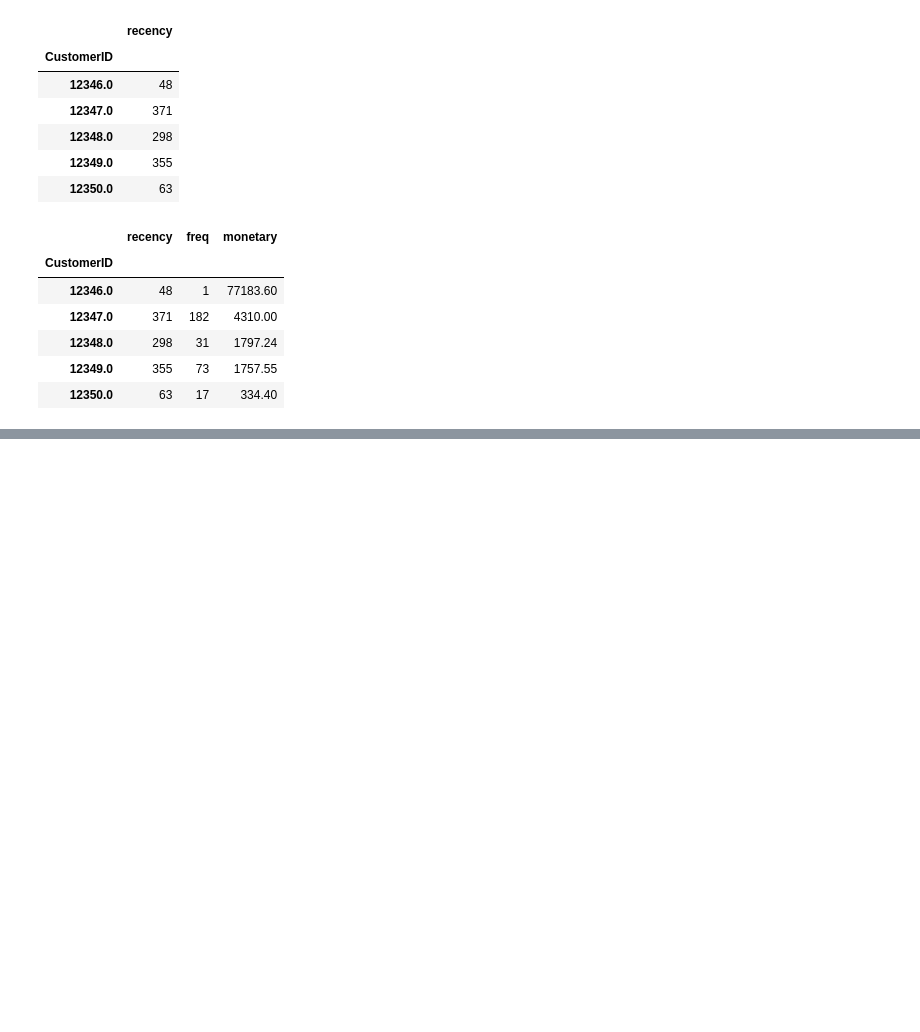
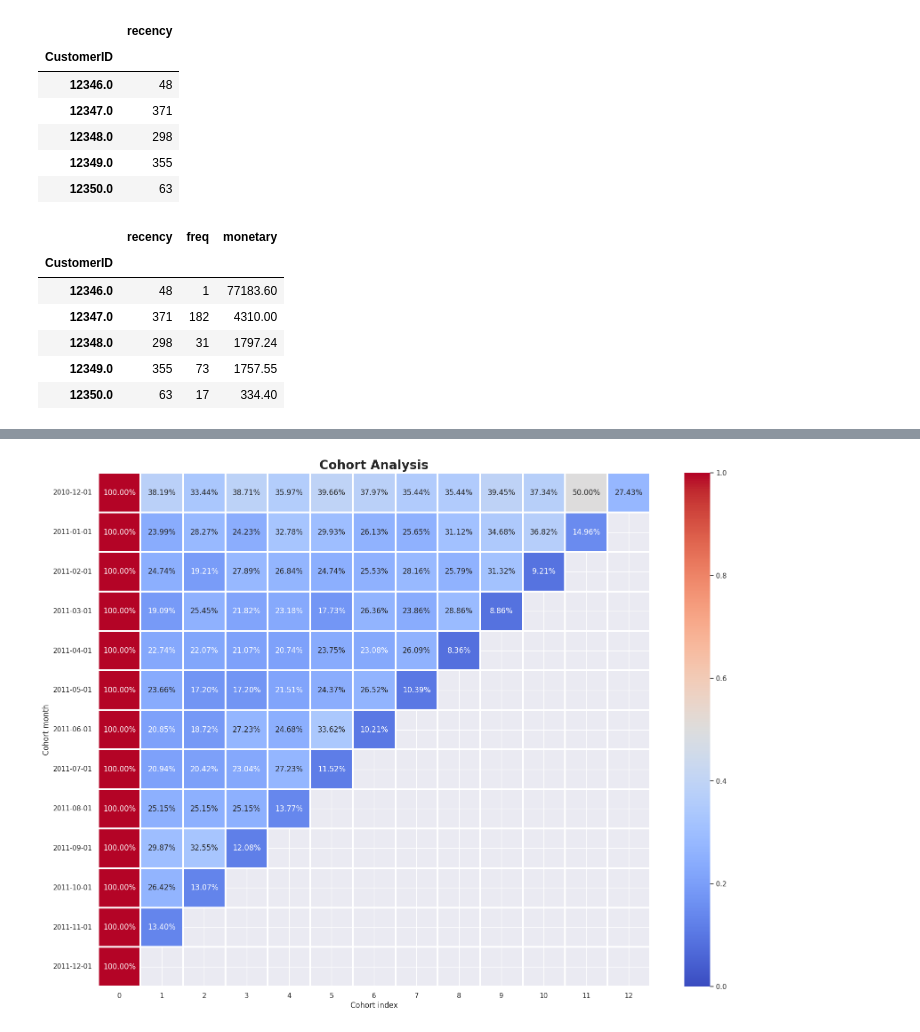
Before and after one commit to hyugai/DataAnalysis-Marketing-OnlineRetail_2010to2011, a Jupyter notebook: jupyter/init.ipynb, the cells around one changed output, grey strips where cells are left out. Saved outputs shown, nothing was run; the diff lists cells and outputs as text; code cells hidden in the pictures; blank space fills up the shorter version.

```diff
--- a/jupyter/init.ipynb
+++ b/jupyter/init.ipynb
@@ -221,0 +232,5 @@ rfm.to_csv('../resource/data/rfm.csv', index=False)
+# %%
+# re-format
+df_cohort_analysis['InvoiceDate'] = pd.to_datetime(df_cohort_analysis['InvoiceDate']).dt.strftime('%Y-%m-01')
+df_cohort_analysis['InvoiceDate'] = pd.to_datetime(df_cohort_analysis['InvoiceDate'])
+df_cohort_analysis.head()
@@ -221,0 +244,4 @@ rfm.to_csv('../resource/data/rfm.csv', index=False)
+# %%
+# cohort month
+df_cohort_analysis['cohort_month'] = df_cohort_analysis.groupby('CustomerID')['InvoiceDate'].transform('min')
+df_cohort_analysis.head()
@@ -221,0 +255,12 @@ rfm.to_csv('../resource/data/rfm.csv', index=False)
+# %%
+# cohort index
+def calculate_cohort_idx(df: pd.DataFrame, current_date: str, cohort_month: str):
+    yrs_diff = df[current_date].dt.year.astype(int) - df[cohort_month].dt.year.astype(int)
+    months_diff = df[current_date].dt.month.astype(int) - df[cohort_month].dt.month.astype(int)
+    total_months_diff = yrs_diff*12 + months_diff
+
+    return total_months_diff
+
+df_cohort_analysis['cohort_idx'] = calculate_cohort_idx(df_cohort_analysis, 'InvoiceDate', 'cohort_month')
+df_cohort_analysis['cohort_month'] = df_cohort_analysis['cohort_month'].astype(str)
+df_cohort_analysis.head()
@@ -221,0 +274,6 @@ rfm.to_csv('../resource/data/rfm.csv', index=False)
+# %%
+# cohort
+cohort = df_cohort_analysis.groupby(['cohort_month', 'cohort_idx'])['CustomerID'].nunique()\
+    .to_frame('usr_counts').sort_index()
+cohort['retention_rate'] = cohort['usr_counts'] / cohort.groupby(['cohort_month'])['usr_counts'].transform('max')
+cohort.head(5)
@@ -221,0 +288,18 @@ rfm.to_csv('../resource/data/rfm.csv', index=False)
+# %%
+# heatmap
+data_to_plot = cohort.pivot_table(index='cohort_month', columns='cohort_idx', values='retention_rate')
+##
+fig, ax = plt.subplots(figsize=(20, 15))
+g = sns.heatmap(data_to_plot, vmin=0, vmax=1,
+                annot=True, fmt='.2%', linewidths=1.5,
+                cmap='coolwarm', ax=ax)
+g.set_ylabel('Cohort month')
+g.set_xlabel('Cohort index')
+g.set_title('Cohort Analysis',
+            fontdict=dict(size=20, weight='bold'))
+g.axes.tick_params(axis='y', rotation=0)
+fig.savefig('../resource/jupyter/image/cohort_analysis_heatmap.png')
+
+plt.show()
+# %% [output]
+[figure, added]
```
Also changed, not shown: parts of 7 cells of this notebook, 1 other file.
